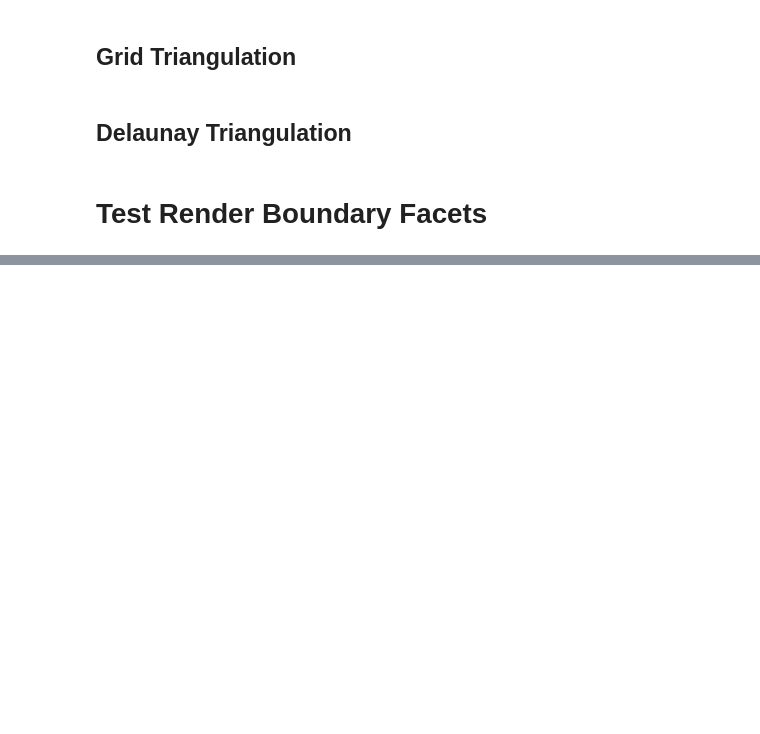
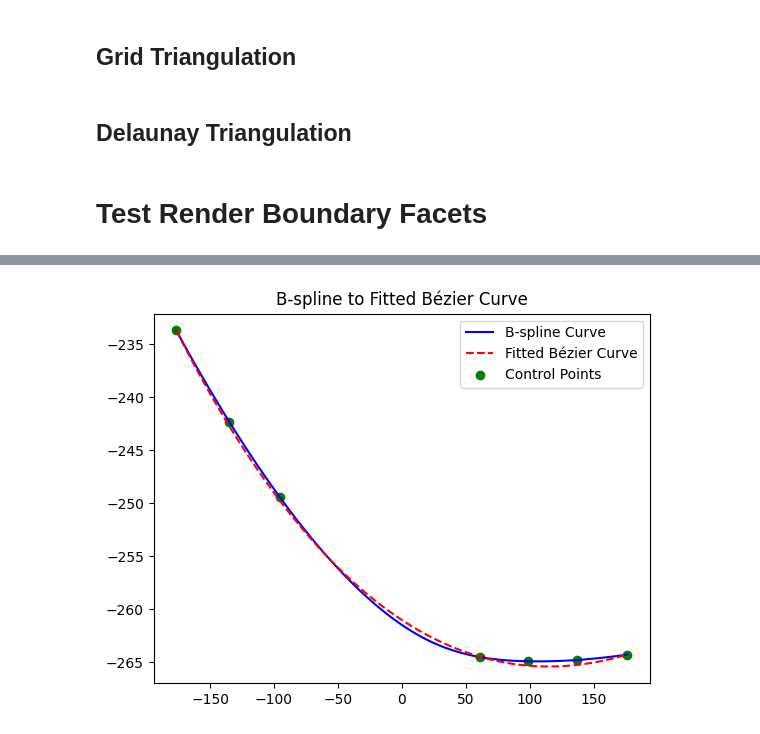
Before and after one commit to JackZhouSz/garmagenet-impl, a Jupyter notebook: notebooks/test_scripts.ipynb, the cells around one changed output, grey strips where cells are left out. Saved outputs shown, nothing was run; the diff lists cells and outputs as text; code cells hidden in the pictures; blank space fills up the shorter version.

```diff
--- a/notebooks/test_scripts.ipynb
+++ b/notebooks/test_scripts.ipynb
@@ -1516,0 +1746,72 @@ dict_keys(['obj:group_tags', 'obj:vertex_pairs']) (571, 2)
+# %%
+import numpy as np
+import matplotlib.pyplot as plt
+from scipy.optimize import least_squares
+from geomdl import fitting
+
+def bezier_curve(t, P0, P1, P2, P3):
+    return (1 - t)**3 * P0 + 3 * (1 - t)**2 * t * P1 + 3 * (1 - t) * t**2 * P2 + t**3 * P3
+
+# 最小二乘拟合误差函数
+def bezier_error(params, t_values, target_points):
+    P1, P2 = params[:2], params[2:]  # 中间控制点
+    bezier_pts = np.array([bezier_curve(t, target_points[0], P1, P2, target_points[-1]) for t in t_values])
+    return np.ravel(bezier_pts - target_points)
+
+# 从B样条曲线拟合贝塞尔曲线的函数
+def fit_bezier_to_bspline(b_spline_curve, num_points=100):
+    # 采样B样条曲线
+    b_spline_curve.sample_size = num_points
+    b_spline_curve.evaluate()
+    b_spline_points = np.array(b_spline_curve.evalpts)
+
+    # 取起点和终点
+    P0 = b_spline_points[0]
+    P3 = b_spline_points[-1]
+
+    # 在[0, 1]范围内生成t值
+    t_values = np.linspace(0, 1, num_points)
+
+    # 初始猜测：简单取中间点作为初始猜测
+    initial_guess = np.concatenate([b_spline_points[num_points // 3], b_spline_points[2 * num_points // 3]])
+
+    # 使用最小二乘拟合贝塞尔控制点
+    result = least_squares(bezier_error, initial_guess, args=(t_values, b_spline_points))
+
+    # 拟合出的中间控制点
+    P1, P2 = result.x[:2], result.x[2:]
+
+    return P0, P1, P2, P3
+
+# 示例B样条曲线的控制点
+control_points = [
+    [-176.42614746 ,-233.71960449], [-134.82684326, -242.35858154], [ -95.40942383 ,-249.44714355], [  61.31274414 ,-264.52349854], [  98.38586426 ,-264.91290283], [ 136.84790039 ,-264.79144287], [ 176.10986328 ,-264.28552246]]
+
+
+
+# 使用插值函数生成B样条曲线
+b_spline_curve = fitting.interpolate_curve(control_points, degree=3)
+
+# 将B样条曲线转换为三次贝塞尔曲线
+P0, P1, P2, P3 = fit_bezier_to_bspline(b_spline_curve)
+
+# 生成贝塞尔曲线的点
+t_values = np.linspace(0, 1, 100)
+bezier_points = np.array([bezier_curve(t, P0, P1, P2, P3) for t in t_values])
+
+# 绘制B样条曲线和拟合出的贝塞尔曲线
+b_spline_curve.sample_size = 100
+b_spline_curve.evaluate()
+b_spline_points = np.array(b_spline_curve.evalpts)
+
+plt.plot(b_spline_points[:, 0], b_spline_points[:, 1], 'b-', label='B-spline Curve')
+plt.plot(bezier_points[:, 0], bezier_points[:, 1], 'r--', label='Fitted Bézier Curve')
+
+control_points = np.array(control_points)
+plt.scatter(control_points[:, 0], control_points[:, 1], c='g', label='Control Points')
+
+plt.legend()
+plt.title('B-spline to Fitted Bézier Curve')
+plt.show()
+# %% [output]
+[figure, added]
```
Also changed, not shown: parts of 7 cells of this notebook, 7 other files.
